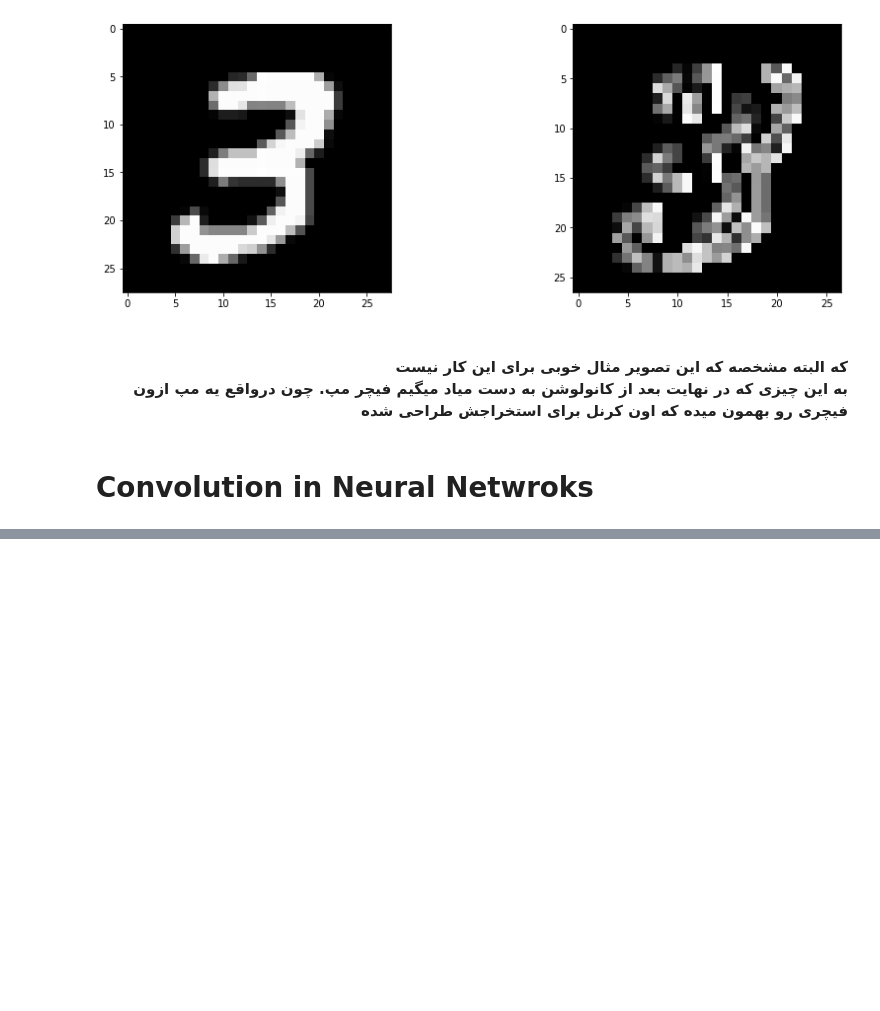
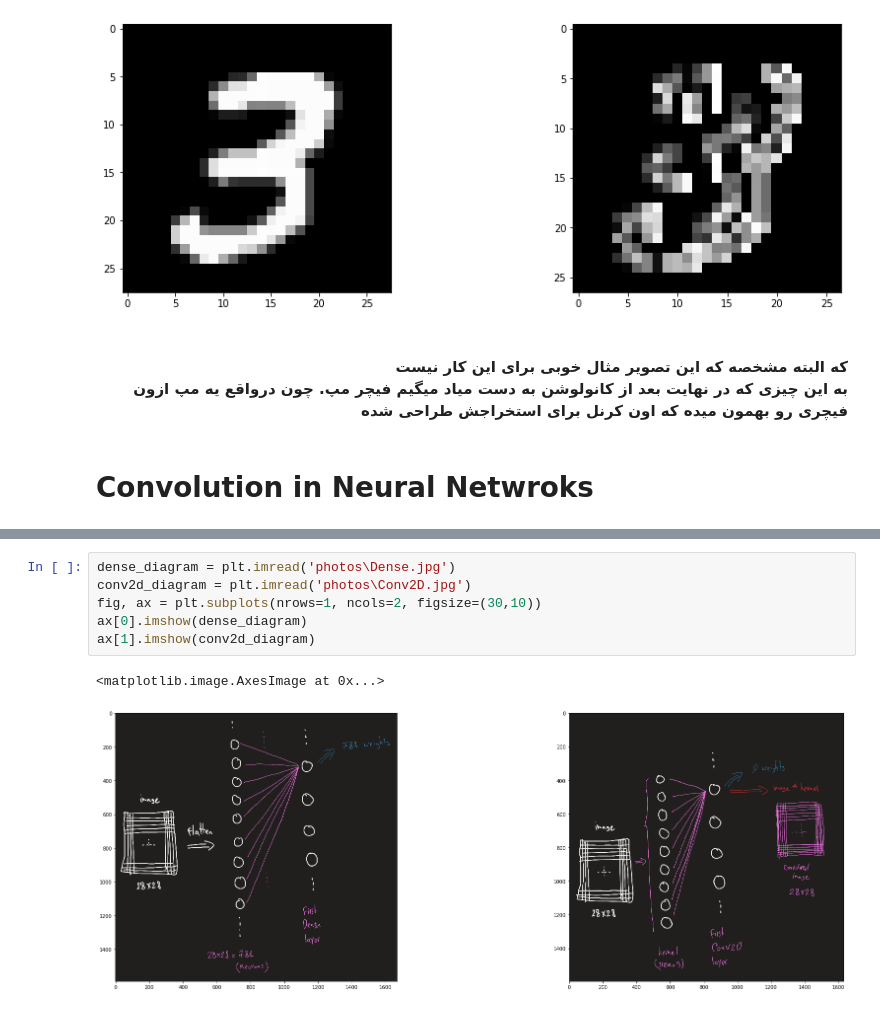
Before and after one commit to ShahrokhGit/DL_Practice, a Jupyter notebook: CNN_Chapter02.ipynb, the cells around one changed output, grey strips where cells are left out. Saved outputs shown, nothing was run; the diff lists cells and outputs as text; blank space fills up the shorter version.

Commit message:
Update CNN_Chapter02: add conv2D descriptions to the notebook

```diff
--- a/CNN_Chapter02.ipynb
+++ b/CNN_Chapter02.ipynb
@@ -122,0 +151,9 @@ ax1[1].imshow(conv_img)
+# %%
+dense_diagram = plt.imread('photos\Dense.jpg')
+conv2d_diagram = plt.imread('photos\Conv2D.jpg')
+fig, ax = plt.subplots(nrows=1, ncols=2, figsize=(30,10))
+ax[0].imshow(dense_diagram)
+ax[1].imshow(conv2d_diagram)
+# %% [output]
+<matplotlib.image.AxesImage at 0x...>
+[figure, added]
```
Also changed, not shown: parts of 2 cells of this notebook, 2 other files.
